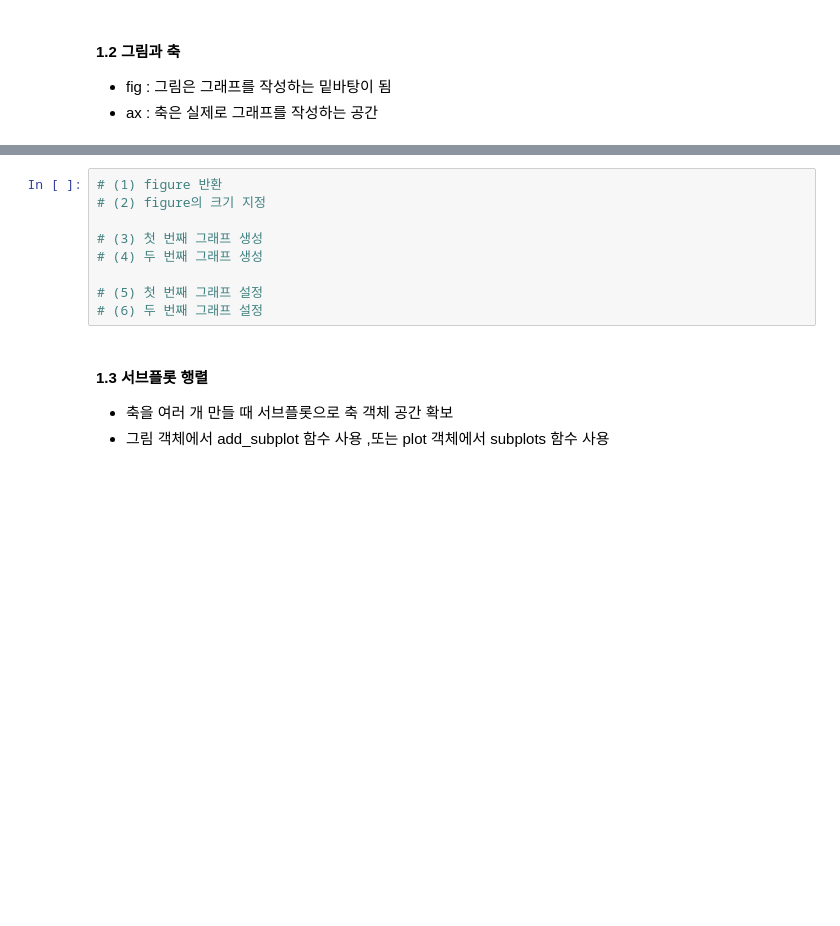
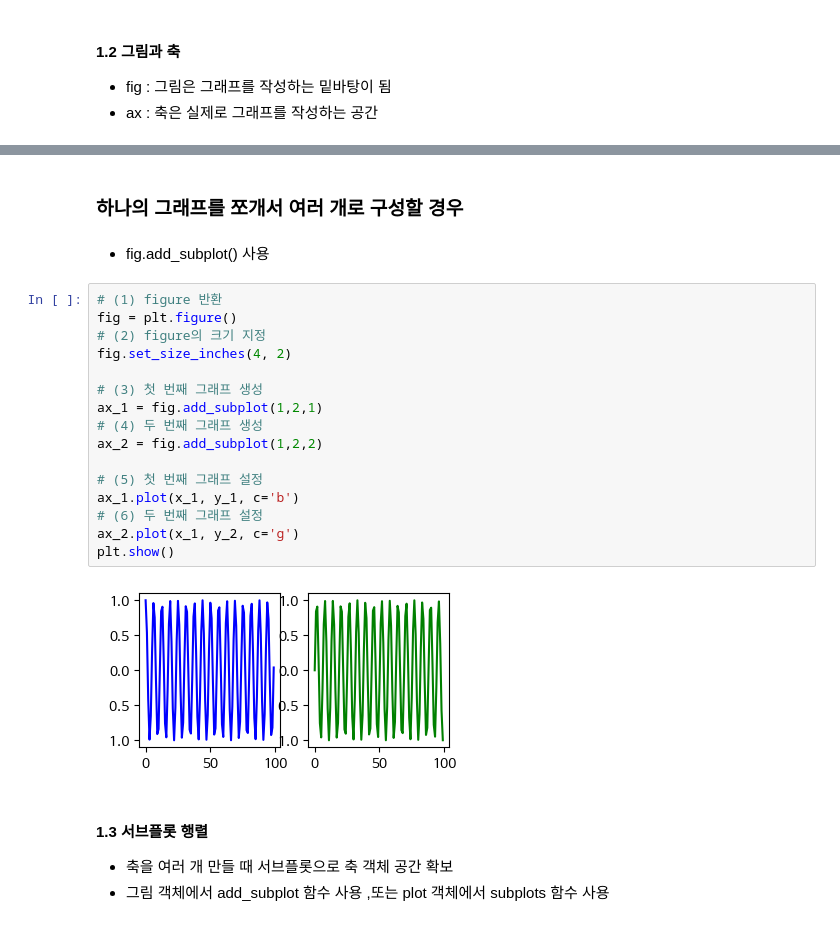
Before and after one commit to Joyschool/dataAnalysis, a Jupyter notebook: 2_데이터분석_02_라이브러리_Matplotlib_실습.ipynb, the cells around one changed output, grey strips where cells are left out. Cells and saved outputs as stored; diff of their text form; blank space fills up the shorter version.

```diff
--- a/2_데이터분석_02_라이브러리_Matplotlib_실습.ipynb
+++ b/2_데이터분석_02_라이브러리_Matplotlib_실습.ipynb
@@ -126,12 +156,25 @@ plt.show()
+# %% [markdown]
+### 하나의 그래프를 쪼개서 여러 개로 구성할 경우
+# %% [markdown]
+- fig.add_subplot() 사용
 # %%
 # (1) figure 반환
+fig = plt.figure()
 # (2) figure의 크기 지정
+fig.set_size_inches(4, 2)
 
 # (3) 첫 번째 그래프 생성
+ax_1 = fig.add_subplot(1,2,1)
 # (4) 두 번째 그래프 생성
+ax_2 = fig.add_subplot(1,2,2)
 
 # (5) 첫 번째 그래프 설정
+ax_1.plot(x_1, y_1, c='b')
 # (6) 두 번째 그래프 설정
+ax_2.plot(x_1, y_2, c='g')
+plt.show()
+# %% [output]
+[figure, added]
 # %% [markdown]
 #### 1.3 서브플롯 행렬
 - 축을 여러 개 만들 때 서브플롯으로 축 객체 공간 확보
```
Also changed, not shown: parts of 9 cells of this notebook.
